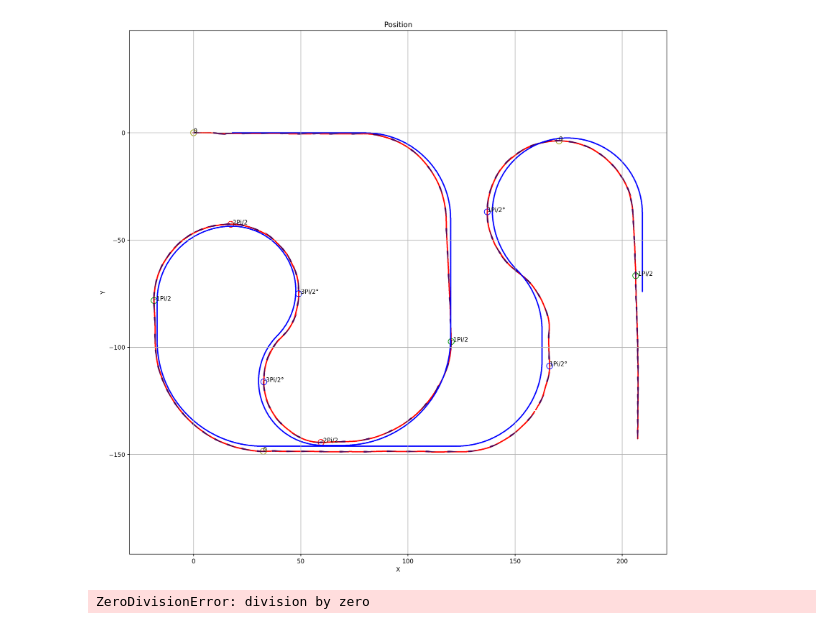
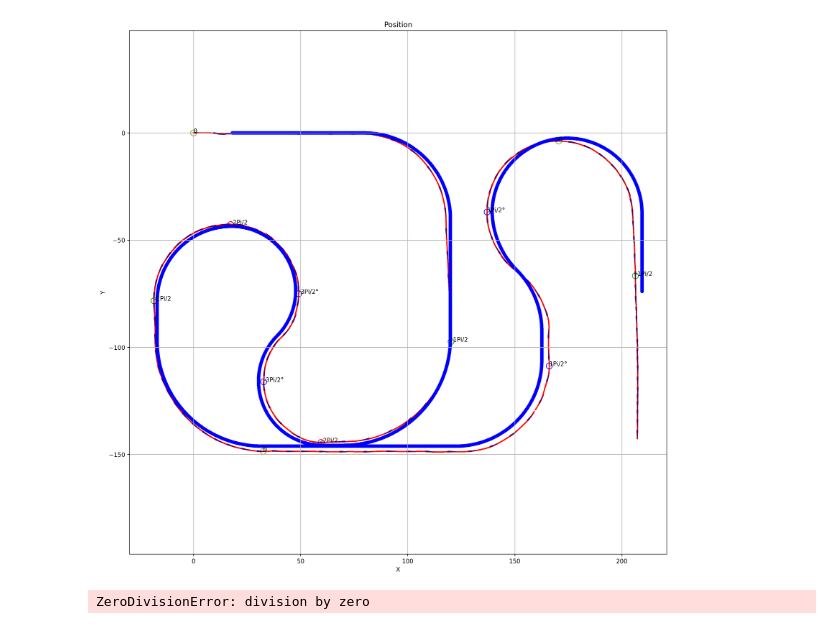
Before and after one commit to rem-s/ETRobot, a Jupyter notebook: pnym-Copy1.ipynb, the cells around one changed output. Saved outputs shown, nothing was run; the diff lists cells and outputs as text; code cells hidden in the pictures.

```diff
--- a/pnym-Copy1.ipynb
+++ b/pnym-Copy1.ipynb
@@ -293,35 +293,35 @@ for c in range(len(raw_speed)): # if文上段はｽｨｰﾀｧが正、下段
         elif fmt_theta[c] > π and fmt_theta[c-1] < π or fmt_theta[c]<π and fmt_theta[c-1] > π: # 180度は緑
             plt_axes1.scatter(raw_pos_x[c],raw_pos_y[c], c='#FF0000', s=1, marker='o', lw=10)
             plt.text(raw_pos_x[c],raw_pos_y[c], r'2Pi/2')
             highflag = 1
         if highflag == 1:
             flag += 1
     elif flag == 3 or flag == 4 or flag == 8 or flag == 9 and raw_pos_y[c] > -50:
         if fmt_theta[c] > π/2 and fmt_theta[c-1] < π/2 or fmt_theta[c] < π/2 and fmt_theta[c-1] > π/2: # 90度は青
             plt_axes1.scatter(raw_pos_x[c],raw_pos_y[c], c='#0000FF', s=1, marker='o', lw=10)
             plt.text(raw_pos_x[c],raw_pos_y[c], r'1Pi/2°')
             highflag = 1
         elif fmt_theta[c] > -3*π/2 and fmt_theta[c-1] < -3*π/2 or fmt_theta[c] < -3*π/2 and fmt_theta[c-1] > -3*π/2: # -90度は青
             plt_axes1.scatter(raw_pos_x[c],raw_pos_y[c], c='#0000FF', s=1, marker='o', lw=10)
             plt.text(raw_pos_x[c],raw_pos_y[c], r'-3Pi/2°')
             highflag = 1
         if highflag == 1:
             flag += 1
     elif flag == 7 or flag == 10:
 
         if fmt_theta[c] < 0 < fmt_theta[c-1] or fmt_theta[c] > 0 > fmt_theta[c-1]:
             plt_axes1.scatter(raw_pos_x[c], raw_pos_y[c], c='#999900', s=1, marker='o', lw=10)
             plt.text(raw_pos_x[c],raw_pos_y[c], r'0')
             highflag = 1
         if highflag == 1:
             flag += 1
     highflag = 0
 for c in range(len(x1)):
     plt_axes1.quiver(x1[c],y1[c],x2[c],y2[c],color='#550055',scale=fmt_atayi[0]*30,headwidth=1,width=0.003)#scaleは10くらいが気持ちいい
-plt_axes1.scatter(ref_pos_x,ref_pos_y, c='blue', s=1, marker='o')
+plt_axes1.scatter(ref_pos_x,ref_pos_y, c='blue', s=20, marker='o')
 plt.savefig('HKato.png')
 # %% [output]
-[figure, old version]
+[figure, new version]
 # %%
 # Straight: 1 mm  Curve: Payi / 200
 #
```
Also changed, not shown: 1 other file.
